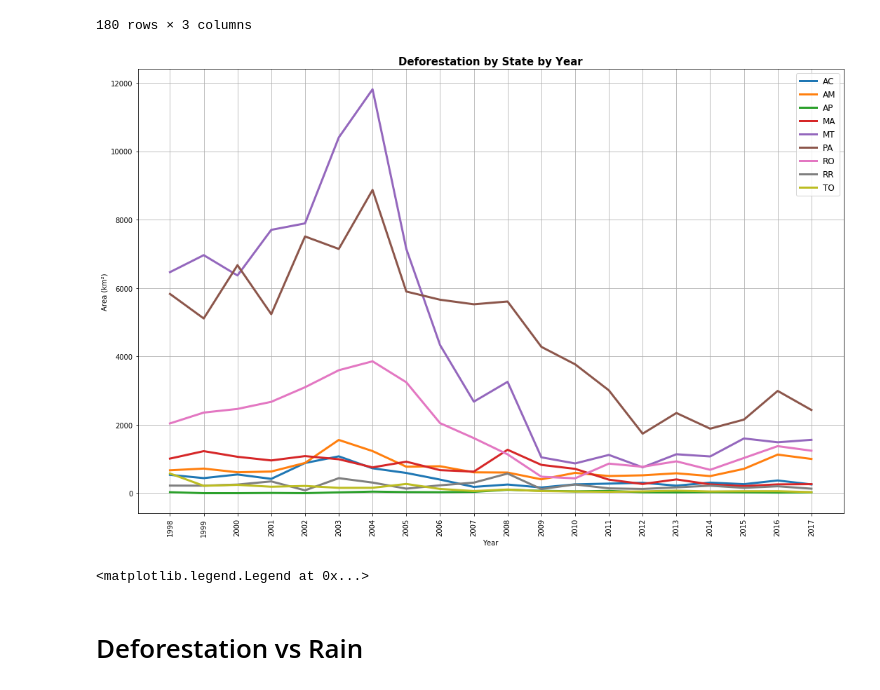
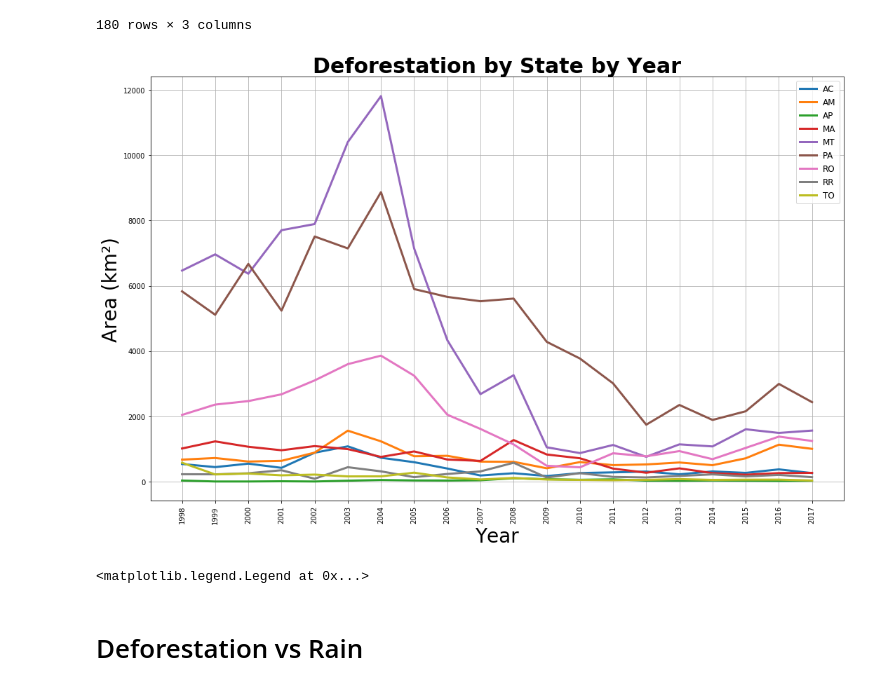
Before and after one commit to hgracemoy/Project1_Group3, a Jupyter notebook: Deforestation.ipynb, the cells around one changed output. Cells and saved outputs as stored; diff of their text form; code cells hidden in the pictures.

```diff
--- a/Deforestation.ipynb
+++ b/Deforestation.ipynb
@@ -106,30 +109,30 @@ states = np.unique(defo_state_sum_df["state"])
 # %%
 #create line graph Annual Deforestation by state
 
 fig, ax = plt.subplots(figsize=(15, 10), )
 
 ax = sns.lineplot(x = 'year', y = "square km", data = defo_state_sum_df, hue = 'state', lw = 3,
                   err_style = None,)
 
 tick_locations = [value for value in x_axis]
 handles = states
 plt.xticks(tick_locations, x_axis, rotation=90)
-ax.set_xlabel("Year")
-ax.set_ylabel("Area (km²)")
-ax.set_title('Deforestation by State by Year', fontweight = "bold", fontsize = 15)
+ax.set_xlabel("Year",fontsize = 28)
+ax.set_ylabel("Area (km²)",fontsize = 28)
+ax.set_title('Deforestation by State by Year', fontweight = "bold", fontsize = 30)
 ax.legend(handles, loc="best", prop={'size': 12})
 plt.tight_layout()
 ax.grid()
 plt.savefig("output_data/def_state_year.png", dpi=fig.dpi)
 plt.show()
 
 ax.xaxis.set_major_locator(plt.MaxNLocator(19))
 ax.set_xlim(1998, 2017)
 
 ax.get_yaxis().set_major_formatter(plt.FuncFormatter(lambda x, p: format(int(x), ',')))
 ax.legend(loc='best', bbox_to_anchor=(1, 1), fontsize=8)
 # %% [output]
-[figure, old version]
+[figure, new version]
 <matplotlib.legend.Legend at 0x...>
 # %%
 # Create 2 dataframe one with the means and one with the sum of Deforestation
```
Also changed, not shown: parts of 7 cells of this notebook, 12 other files.
